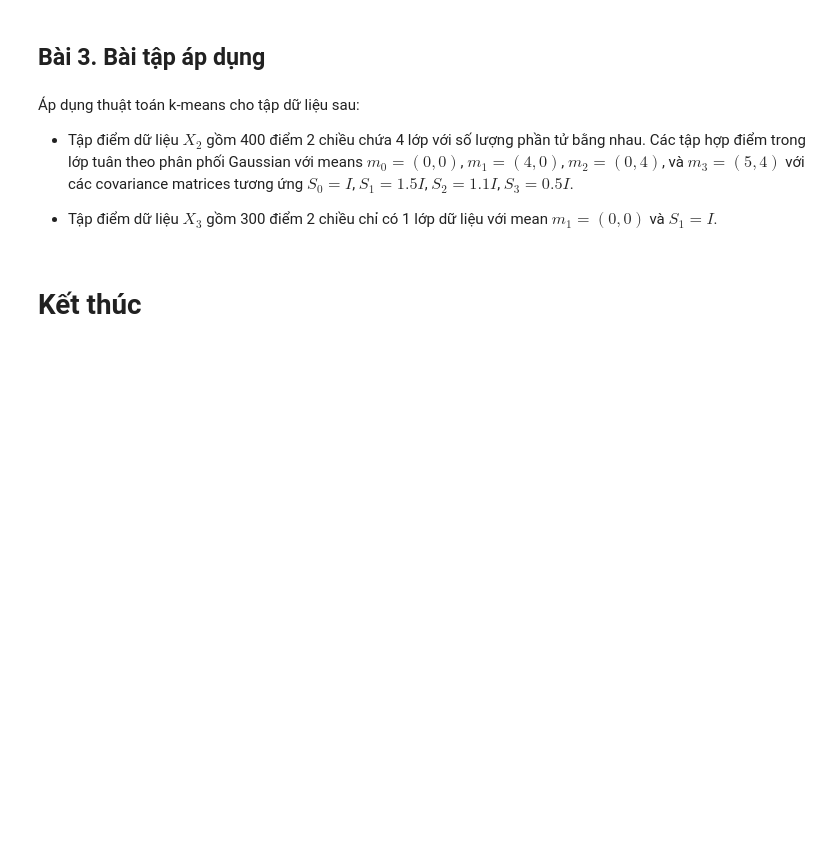
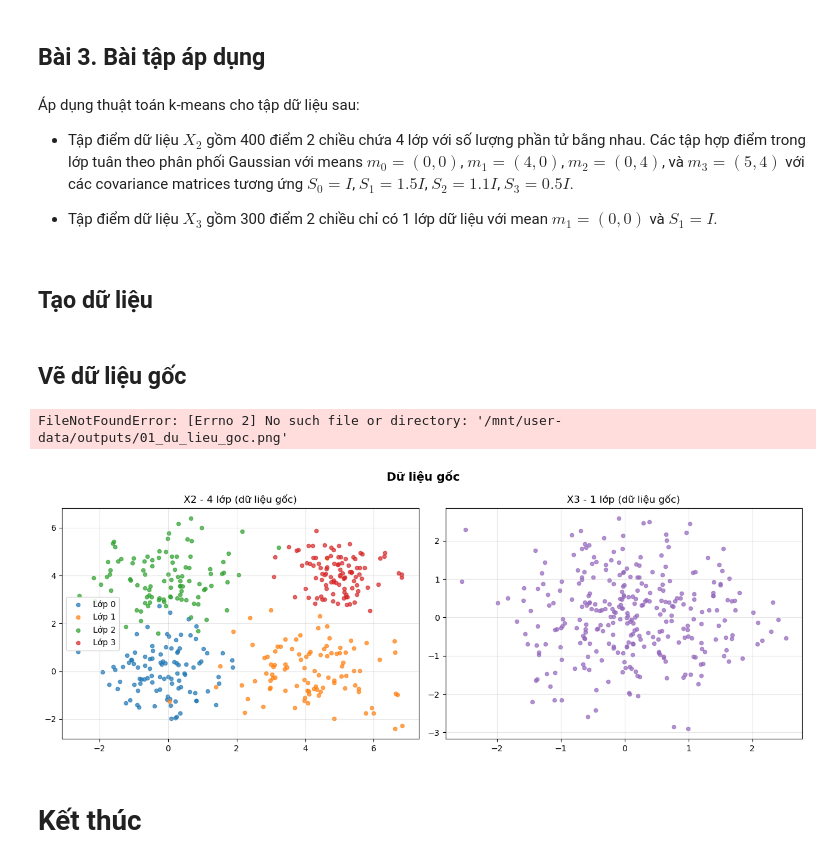
Before and after one commit to Noir-Goose/sgu26_csttnt, a Jupyter notebook: Tuan07/my_lesson8_solved.ipynb, the cells around one changed output. Drawn from its saved outputs; the diff is of its cells as text; code cells hidden in the pictures; blank space fills up the shorter version.

```diff
--- a/Tuan07/my_lesson8_solved.ipynb
+++ b/Tuan07/my_lesson8_solved.ipynb
@@ -352,3 +352,5 @@ plt.show()
 + Tập điểm dữ liệu $X_2$ gồm 400 điểm 2 chiều chứa 4 lớp với số lượng phần tử bằng nhau. Các tập hợp điểm trong lớp tuân theo phân phối Gaussian với means $m_0=\left(0, 0\right)$, $m_1=\left(4, 0\right)$, $m_2=\left(0, 4\right)$, và $m_3=\left(5, 4\right)$ với các covariance matrices tương ứng $S_0=I$, $S_1=1.5I$, $S_2=1.1I$, $S_3=0.5I$.
 
 + Tập điểm dữ liệu $X_3$ gồm 300 điểm 2 chiều chỉ có 1 lớp dữ liệu với mean $m_1=\left(0, 0\right)$ và $S_1 = I$.
+# %% [markdown]
+## Tạo dữ liệu
@@ -355,2 +378,34 @@ plt.show()
+# %% [markdown]
+## Vẽ dữ liệu gốc
+# %%
+import os
+
+fig, axes = plt.subplots(1, 2, figsize=(13, 5))
+fig.suptitle("Dữ liệu gốc", fontsize=14, fontweight='bold')
+
+colors_true = ['tab:blue', 'tab:orange', 'tab:green', 'tab:red']
+for i, c in enumerate(colors_true):
+    mask = y2_true == i
+    axes[0].scatter(X2[mask, 0], X2[mask, 1], c=c, s=20, alpha=0.7, label=f'Lớp {i}')
+axes[0].set_title("X2 - 4 lớp (dữ liệu gốc)")
+axes[0].legend()
+axes[0].grid(True, alpha=0.3)
+
+axes[1].scatter(X3[:, 0], X3[:, 1], c='tab:purple', s=20, alpha=0.7)
+axes[1].set_title("X3 - 1 lớp (dữ liệu gốc)")
+axes[1].grid(True, alpha=0.3)
+
+plt.tight_layout()
+
+# Create output directory if it doesn't exist
+output_dir = "/mnt/user-data/outputs"
+os.makedirs(output_dir, exist_ok=True)
+
+plt.savefig(os.path.join(output_dir, "01_du_lieu_goc.png"), dpi=130, bbox_inches='tight')
+plt.close()
+print("✔ Đã lưu: 01_du_lieu_goc.png")
+# %% [output]
+FileNotFoundError: [Errno 2] No such file or directory: '/mnt/user-data/outputs/01_du_lieu_goc.png'
+[figure, added]
 # %% [markdown]
 # Kết thúc
```
Also changed, not shown: parts of 1 cell of this notebook, 5 other files.
